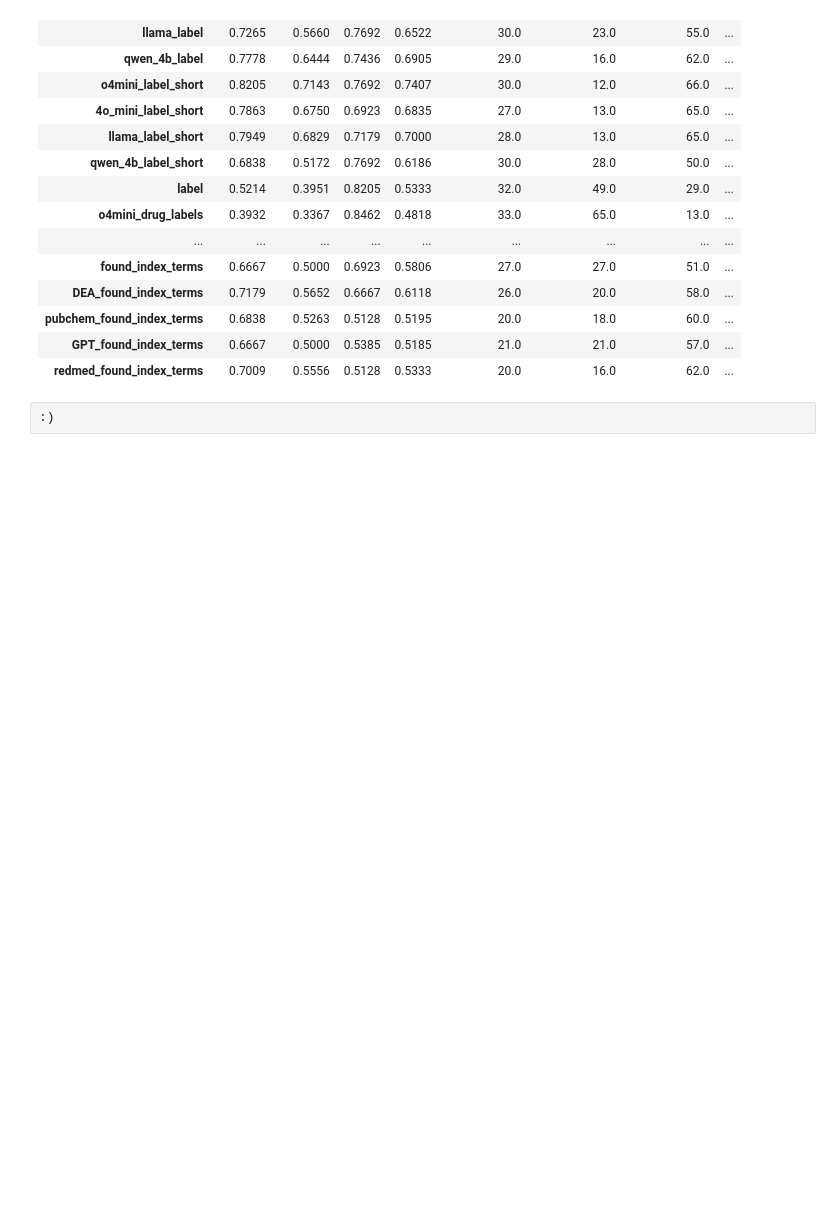
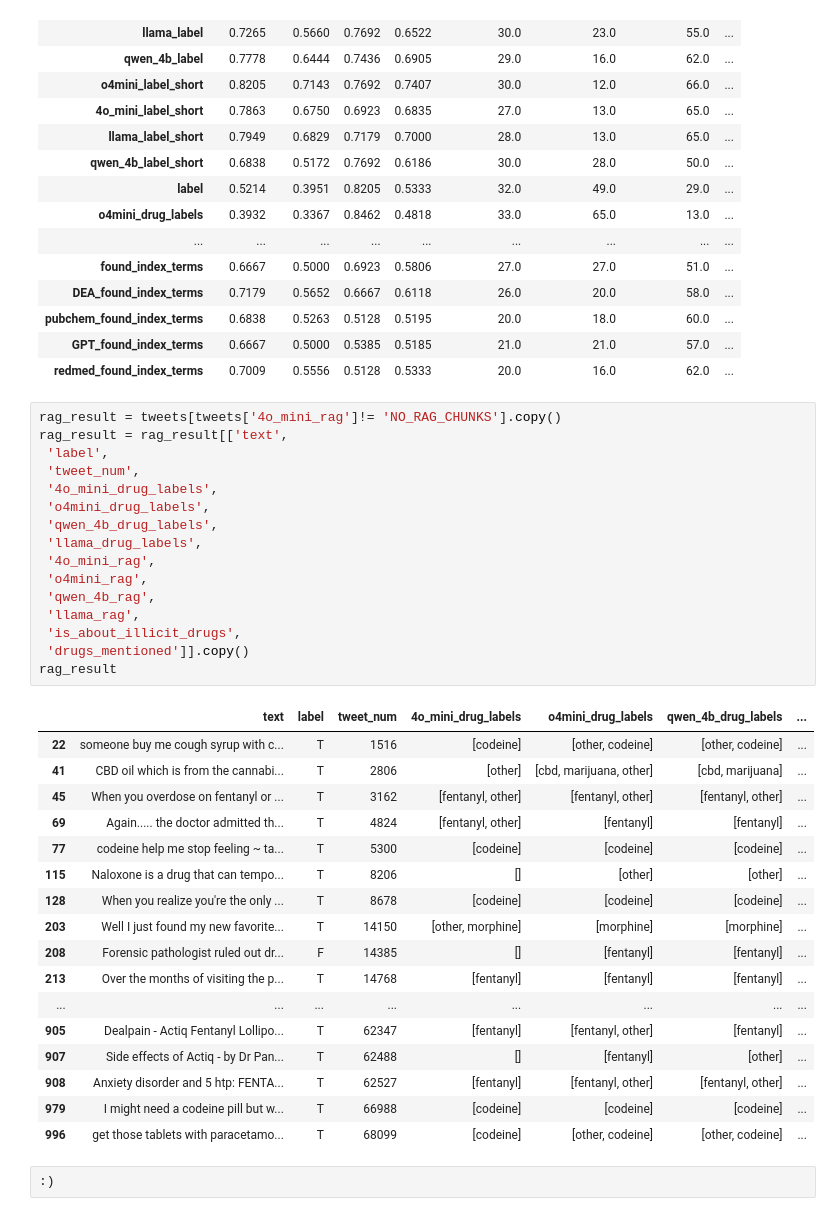
Before and after one commit to JamesChapmanNV/Social_Media_Pharmacovigilance, a Jupyter notebook: 3 - RESULTS.ipynb, the cells around one changed output. Drawn from its saved outputs; the diff is of its cells as text; blank space fills up the shorter version.

```diff
--- a/3 - RESULTS.ipynb
+++ b/3 - RESULTS.ipynb
@@ -565,6 +531,40 @@ display(results)
 | pubchem_found_index_terms | 0.6838 | 0.5263 | 0.5128 | 0.5195 | 20.0 | 18.0 | 60.0 | ... |
 | GPT_found_index_terms | 0.6667 | 0.5000 | 0.5385 | 0.5185 | 21.0 | 21.0 | 57.0 | ... |
 | redmed_found_index_terms | 0.7009 | 0.5556 | 0.5128 | 0.5333 | 20.0 | 16.0 | 62.0 | ... |
+# %%
+rag_result = tweets[tweets['4o_mini_rag']!= 'NO_RAG_CHUNKS'].copy()
+rag_result = rag_result[['text',
+ 'label',
+ 'tweet_num',
+ '4o_mini_drug_labels',
+ 'o4mini_drug_labels',
+ 'qwen_4b_drug_labels',
+ 'llama_drug_labels',
+ '4o_mini_rag',
+ 'o4mini_rag',
+ 'qwen_4b_rag',
+ 'llama_rag',
+ 'is_about_illicit_drugs',
+ 'drugs_mentioned']].copy()
+rag_result
+# %% [output]
+|  | text | label | tweet_num | 4o_mini_drug_labels | o4mini_drug_labels | qwen_4b_drug_labels | ... |
+| 22 | someone buy me cough syrup with c... | T | 1516 | [codeine] | [other, codeine] | [other, codeine] | ... |
+| 41 | CBD oil which is from the cannabi... | T | 2806 | [other] | [cbd, marijuana, other] | [cbd, marijuana] | ... |
+| 45 | When you overdose on fentanyl or ... | T | 3162 | [fentanyl, other] | [fentanyl, other] | [fentanyl, other] | ... |
+| 69 | Again..... the doctor admitted th... | T | 4824 | [fentanyl, other] | [fentanyl] | [fentanyl] | ... |
+| 77 | codeine help me stop feeling ~ ta... | T | 5300 | [codeine] | [codeine] | [codeine] | ... |
+| 115 | Naloxone is a drug that can tempo... | T | 8206 | [] | [other] | [other] | ... |
+| 128 | When you realize you're the only ... | T | 8678 | [codeine] | [codeine] | [codeine] | ... |
+| 203 | Well I just found my new favorite... | T | 14150 | [other, morphine] | [morphine] | [morphine] | ... |
+| 208 | Forensic pathologist ruled out dr... | F | 14385 | [] | [fentanyl] | [fentanyl] | ... |
+| 213 | Over the months of visiting the p... | T | 14768 | [fentanyl] | [fentanyl] | [fentanyl] | ... |
+| ... | ... | ... | ... | ... | ... | ... | ... |
+| 905 | Dealpain - Actiq Fentanyl Lollipo... | T | 62347 | [fentanyl] | [fentanyl, other] | [fentanyl] | ... |
+| 907 | Side effects of Actiq - by Dr Pan... | T | 62488 | [] | [fentanyl] | [other] | ... |
+| 908 | Anxiety disorder and 5 htp: FENTA... | T | 62527 | [fentanyl] | [fentanyl, other] | [fentanyl, other] | ... |
+| 979 | I might need a codeine pill but w... | T | 66988 | [codeine] | [codeine] | [codeine] | ... |
+| 996 | get those tablets with paracetamo... | T | 68099 | [codeine] | [other, codeine] | [other, codeine] | ... |
 # %%
 :)
 # %% [output]
```
Also changed, not shown: parts of 4 cells of this notebook.
